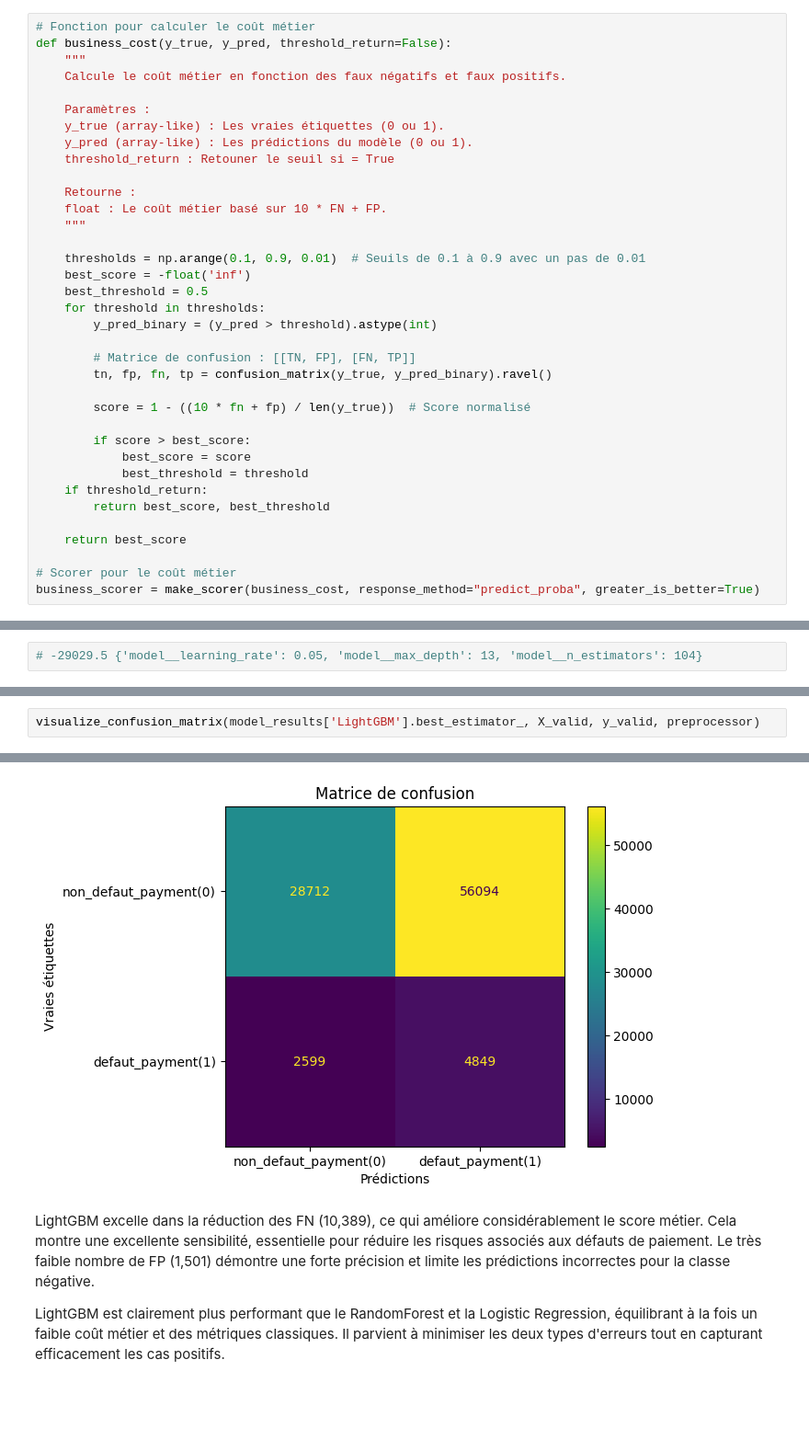
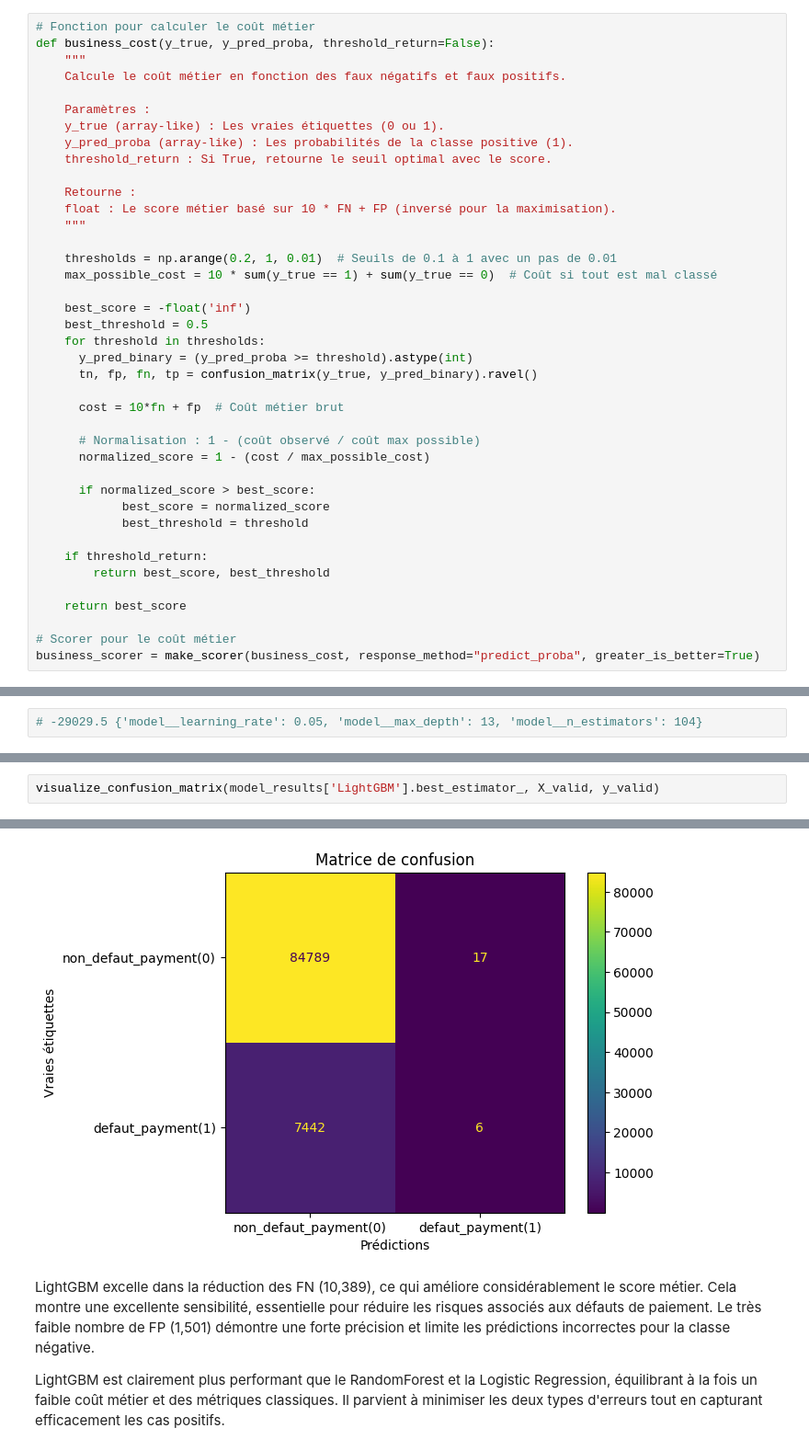
Before and after one commit to amadousysada/scoring-model, a Jupyter notebook: 03_modelisation.ipynb, the cells around one changed output, grey strips where cells are left out. Shown at 92% size. Drawn from its saved outputs; the diff is of its cells as text; blank space fills up the shorter version.

Commit message:
final modelisation

```diff
--- a/03_modelisation.ipynb
+++ b/03_modelisation.ipynb
@@ -204,33 +210,37 @@ Dans cette section, nous explorons différents algorithmes de classification pou
 Ces modèles couvrent une large gamme d’approches, allant des méthodes de base aux algorithmes d’ensemble complexes, pour garantir une évaluation approfondie et diversifiée des performances.
 # %%
 # Fonction pour calculer le coût métier
-def business_cost(y_true, y_pred, threshold_return=False):
+def business_cost(y_true, y_pred_proba, threshold_return=False):
     """
     Calcule le coût métier en fonction des faux négatifs et faux positifs.
 
     Paramètres :
     y_true (array-like) : Les vraies étiquettes (0 ou 1).
-    y_pred (array-like) : Les prédictions du modèle (0 ou 1).
-    threshold_return : Retouner le seuil si = True
+    y_pred_proba (array-like) : Les probabilités de la classe positive (1).
+    threshold_return : Si True, retourne le seuil optimal avec le score.
 
     Retourne :
-    float : Le coût métier basé sur 10 * FN + FP.
+    float : Le score métier basé sur 10 * FN + FP (inversé pour la maximisation).
     """
 
-    thresholds = np.arange(0.1, 0.9, 0.01)  # Seuils de 0.1 à 0.9 avec un pas de 0.01
+    thresholds = np.arange(0.2, 1, 0.01)  # Seuils de 0.1 à 1 avec un pas de 0.01
+    max_possible_cost = 10 * sum(y_true == 1) + sum(y_true == 0)  # Coût si tout est mal classé
+
     best_score = -float('inf')
     best_threshold = 0.5
     for threshold in thresholds:
-        y_pred_binary = (y_pred > threshold).astype(int)
+      y_pred_binary = (y_pred_proba >= threshold).astype(int)
+      tn, fp, fn, tp = confusion_matrix(y_true, y_pred_binary).ravel()
 
-        # Matrice de confusion : [[TN, FP], [FN, TP]]
-        tn, fp, fn, tp = confusion_matrix(y_true, y_pred_binary).ravel()
+      cost = 10*fn + fp  # Coût métier brut
 
-        score = 1 - ((10 * fn + fp) / len(y_true))  # Score normalisé
+      # Normalisation : 1 - (coût observé / coût max possible)
+      normalized_score = 1 - (cost / max_possible_cost)
 
-        if score > best_score:
-            best_score = score
+      if normalized_score > best_score:
+            best_score = normalized_score
             best_threshold = threshold
+
     if threshold_return:
         return best_score, best_threshold
 
@@ -606,5 +638,5 @@ GridSearchCV(cv=StratifiedKFold(n_splits=4, random_state=42, shuffle=True),
                       'business_score': make_scorer(business_cost, response_method='predict_proba')},
              verbose=1)
 # %%
-visualize_confusion_matrix(model_results['LightGBM'].best_estimator_, X_valid, y_valid, preprocessor)
+visualize_confusion_matrix(model_results['LightGBM'].best_estimator_, X_valid, y_valid)
 # %% [output]
@@ -611,4 +648,4 @@ visualize_confusion_matrix(model_results['LightGBM'].best_estimator_, X_valid, y
-[figure, old version]
+[figure, new version]
 # %% [markdown]
 LightGBM excelle dans la réduction des FN (10,389), ce qui améliore considérablement le score métier. Cela montre une excellente sensibilité, essentielle pour réduire les risques associés aux défauts de paiement.
 Le très faible nombre de FP (1,501) démontre une forte précision et limite les prédictions incorrectes pour la classe négative.
```
Also changed, not shown: parts of 31 cells of this notebook.
